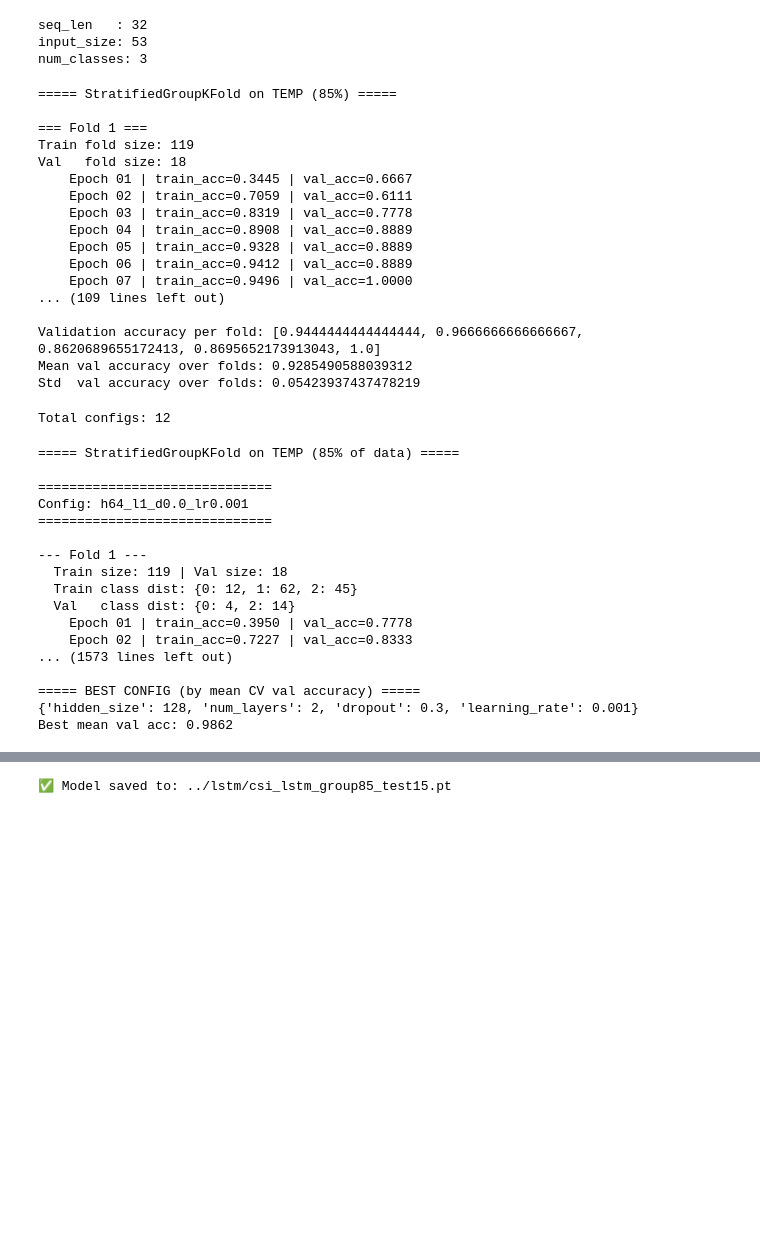
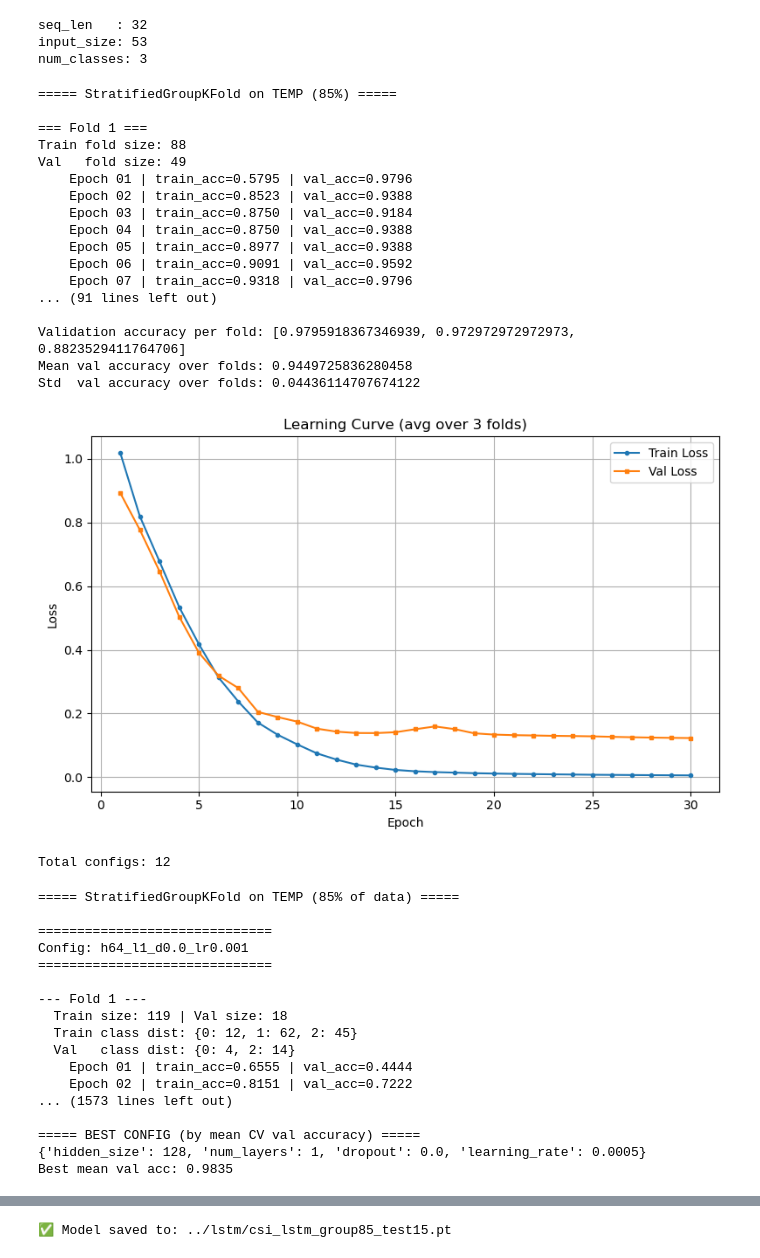
Before and after one commit to teetat9/CSI_Detection, a Jupyter notebook: lstm/baselinecfdup.ipynb, the cells around one changed output, grey strips where cells are left out. Saved outputs shown, nothing was run; the diff lists cells and outputs as text; code cells hidden in the pictures; blank space fills up the shorter version.

```diff
--- a/lstm/baselinecfdup.ipynb
+++ b/lstm/baselinecfdup.ipynb
@@ -253,10 +248,14 @@ def train_one_fold(
     train_loader = DataLoader(train_ds, batch_size=BATCH_SIZE, shuffle=True)
     val_loader = DataLoader(val_ds, batch_size=BATCH_SIZE, shuffle=False)
 
+    train_loss_history = []
+    val_loss_history = []
+
     for epoch in range(1, epochs + 1):
         model.train()
         tr_correct = 0
         tr_total = 0
+        tr_running_loss = 0.0
 
         for xb, yb in train_loader:
             xb = xb.to(DEVICE)
@@ -268,36 +267,43 @@ def train_one_fold(
             loss.backward()
             optimizer.step()
 
+            tr_running_loss += loss.item() * yb.size(0)
             preds = logits.argmax(dim=1)
             tr_correct += (preds == yb).sum().item()
             tr_total += yb.size(0)
 
         train_acc = tr_correct / tr_total
+        train_loss_history.append(tr_running_loss / tr_total)
 
         model.eval()
         val_correct = 0
         val_total = 0
+        val_running_loss = 0.0
         with torch.no_grad():
             for xb, yb in val_loader:
                 xb = xb.to(DEVICE)
                 yb = yb.to(DEVICE)
                 logits = model(xb)
+                loss = criterion(logits, yb)
+                val_running_loss += loss.item() * yb.size(0)
                 preds = logits.argmax(dim=1)
                 val_correct += (preds == yb).sum().item()
                 val_total += yb.size(0)
 
         val_acc = val_correct / val_total
+        val_loss_history.append(val_running_loss / val_total)
         print(f"    Epoch {epoch:02d} | train_acc={train_acc:.4f} | val_acc={val_acc:.4f}")
 
-    return model, val_acc
+    return model, val_acc, train_loss_history, val_loss_history
 # %% [output]
 seq_len   : 32
 input_size: 53
 num_classes: 3
 # %%
 from sklearn.model_selection import StratifiedGroupKFold
+import matplotlib.pyplot as plt
 
-K = 5
+K = 3
 cv = StratifiedGroupKFold(
     n_splits=K,
     shuffle=True,
@@ -305,54 +311,77 @@ cv = StratifiedGroupKFold(
 )
 
 val_scores = []
+all_train_losses = []
+all_val_losses = []
+
+EPOCHS_SANITY = 30
 
 print("===== StratifiedGroupKFold on TEMP (85%) =====")
 
 for fold, (tr_idx, va_idx) in enumerate(cv.split(X_temp, y_temp.detach().cpu().numpy(), groups=groups_temp), start=1):
     print(f"\n=== Fold {fold} ===")
     X_train_fold = X_temp[tr_idx]
     y_train_fold = y_temp[tr_idx]
     X_val_fold = X_temp[va_idx]
     y_val_fold = y_temp[va_idx]
 
     print("Train fold size:", len(X_train_fold))
     print("Val   fold size:", len(X_val_fold))
 
-    _, val_acc = train_one_fold(
+    _, val_acc, train_losses, val_losses = train_one_fold(
         X_train_fold,
         y_train_fold,
         X_val_fold,
         y_val_fold,
         hidden_size=64,
         num_layers=1,
         dropout=0.0,
         learning_rate=1e-3,
-        epochs=20,
+        epochs=EPOCHS_SANITY,
     )
 
     val_scores.append(val_acc)
+    all_train_losses.append(train_losses)
+    all_val_losses.append(val_losses)
 
 print("\nValidation accuracy per fold:", val_scores)
 print("Mean val accuracy over folds:", np.mean(val_scores))
 print("Std  val accuracy over folds:", np.std(val_scores))
+
+# ---- Learning Curve Plot ----
+avg_train_loss = np.mean(all_train_losses, axis=0)
+avg_val_loss = np.mean(all_val_losses, axis=0)
+epochs_range = range(1, EPOCHS_SANITY + 1)
+
+plt.figure(figsize=(8, 5))
+plt.plot(epochs_range, avg_train_loss, marker="o", markersize=3, label="Train Loss")
+plt.plot(epochs_range, avg_val_loss, marker="s", markersize=3, label="Val Loss")
+plt.xlabel("Epoch")
+plt.ylabel("Loss")
+plt.title(f"Learning Curve (avg over {K} folds)")
+plt.legend()
+plt.grid(True)
+plt.tight_layout()
+plt.show()
 # %% [output]
 ===== StratifiedGroupKFold on TEMP (85%) =====
 
 === Fold 1 ===
-Train fold size: 119
-Val   fold size: 18
-    Epoch 01 | train_acc=0.3445 | val_acc=0.6667
-    Epoch 02 | train_acc=0.7059 | val_acc=0.6111
-    Epoch 03 | train_acc=0.8319 | val_acc=0.7778
-    Epoch 04 | train_acc=0.8908 | val_acc=0.8889
-    Epoch 05 | train_acc=0.9328 | val_acc=0.8889
-    Epoch 06 | train_acc=0.9412 | val_acc=0.8889
-    Epoch 07 | train_acc=0.9496 | val_acc=1.0000
-... (109 lines left out)
+Train fold size: 88
+Val   fold size: 49
+    Epoch 01 | train_acc=0.5795 | val_acc=0.9796
+    Epoch 02 | train_acc=0.8523 | val_acc=0.9388
+    Epoch 03 | train_acc=0.8750 | val_acc=0.9184
+    Epoch 04 | train_acc=0.8750 | val_acc=0.9388
+    Epoch 05 | train_acc=0.8977 | val_acc=0.9388
+    Epoch 06 | train_acc=0.9091 | val_acc=0.9592
+    Epoch 07 | train_acc=0.9318 | val_acc=0.9796
+... (91 lines left out)
 
-Validation accuracy per fold: [0.9444444444444444, 0.9666666666666667, 0.8620689655172413, 0.8695652173913043, 1.0]
-Mean val accuracy over folds: 0.9285490588039312
-Std  val accuracy over folds: 0.05423937437478219
+Validation accuracy per fold: [0.9795918367346939, 0.972972972972973, 0.8823529411764706]
+Mean val accuracy over folds: 0.9449725836280458
+Std  val accuracy over folds: 0.04436114707674122
+[figure, added]
 # %%
 from sklearn.model_selection import StratifiedGroupKFold
 import numpy as np
@@ -416,7 +445,7 @@ for cfg in hyperparam_configs:
         print("  Train class dist:", class_distribution_dict(y_train_fold))
         print("  Val   class dist:", class_distribution_dict(y_val_fold))
 
-        _, fold_val_acc = train_one_fold(
+        _, fold_val_acc, _, _ = train_one_fold(
             X_train_fold,
             y_train_fold,
             X_val_fold,
@@ -467,13 +496,13 @@ Config: h64_l1_d0.0_lr0.001
   Train size: 119 | Val size: 18
   Train class dist: {0: 12, 1: 62, 2: 45}
   Val   class dist: {0: 4, 2: 14}
-    Epoch 01 | train_acc=0.3950 | val_acc=0.7778
-    Epoch 02 | train_acc=0.7227 | val_acc=0.8333
+    Epoch 01 | train_acc=0.6555 | val_acc=0.4444
+    Epoch 02 | train_acc=0.8151 | val_acc=0.7222
 ... (1573 lines left out)
 
 ===== BEST CONFIG (by mean CV val accuracy) =====
-{'hidden_size': 128, 'num_layers': 2, 'dropout': 0.3, 'learning_rate': 0.001}
-Best mean val acc: 0.9862
+{'hidden_size': 128, 'num_layers': 1, 'dropout': 0.0, 'learning_rate': 0.0005}
+Best mean val acc: 0.9835
 # %%
 # ---- Final training on TEMP (85%) and evaluate once on TEST (15%) ----
 # Normalization: fit on TEMP only, apply to TEMP and TEST
```
Also changed, not shown: parts of 4 cells of this notebook, 7 other files.
